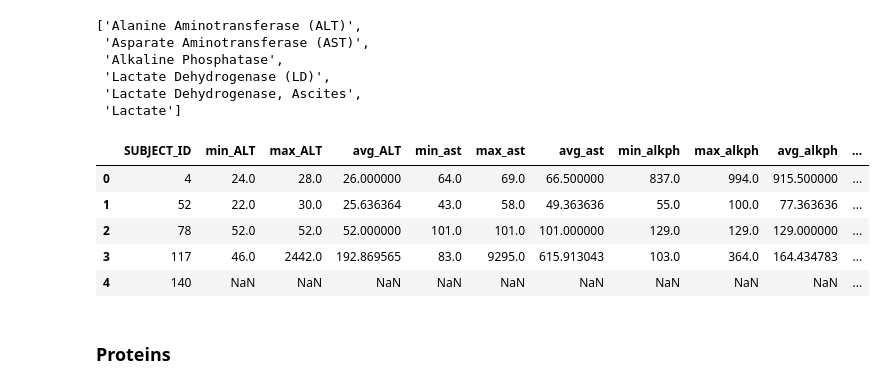
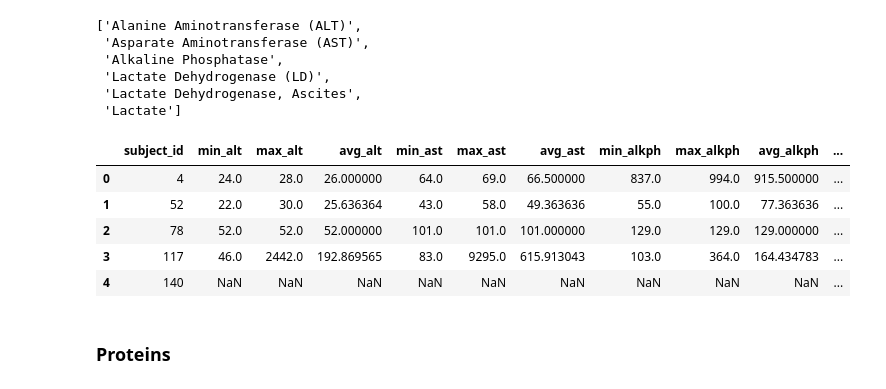
Before and after one commit to austnbell/PSN, a Jupyter notebook: dataPrep/extractLabEvents.ipynb, the cells around one changed output. Drawn from its saved outputs; the diff is of its cells as text; code cells hidden in the pictures.

```diff
--- a/dataPrep/extractLabEvents.ipynb
+++ b/dataPrep/extractLabEvents.ipynb
@@ -68,43 +68,43 @@ enzymes
  'Lactate']
 # %%
 # we extract the average, min, and max of these enzymes for each patient
-q = """select A.SUBJECT_ID,
-min(case when B.LABEL = 'Alanine Aminotransferase (ALT)' then A.Valuenum else null end) as min_ALT,
-max(case when B.LABEL = 'Alanine Aminotransferase (ALT)' then A.Valuenum else null end) as max_ALT,
-avg(case when B.LABEL = 'Alanine Aminotransferase (ALT)' then A.Valuenum else null end) as avg_ALT,
+q = """select A.subject_id,
+min(case when B.LABEL = 'Alanine Aminotransferase (ALT)' then A.Valuenum else null end) as min_alt,
+max(case when B.LABEL = 'Alanine Aminotransferase (ALT)' then A.Valuenum else null end) as max_alt,
+avg(case when B.LABEL = 'Alanine Aminotransferase (ALT)' then A.Valuenum else null end) as avg_alt,
 
 min(case when B.LABEL =  "Asparate Aminotransferase (AST)" then A.Valuenum else null end) as min_ast,
 max(case when B.LABEL =  "Asparate Aminotransferase (AST)" then A.Valuenum else null end) as max_ast,
 avg(case when B.LABEL =  "Asparate Aminotransferase (AST)" then A.Valuenum else null end) as avg_ast,
 
 min(case when B.LABEL =  'Alkaline Phosphatase' then A.Valuenum else null end) as min_alkph,
 max(case when B.LABEL =  'Alkaline Phosphatase' then A.Valuenum else null end) as max_alkph,
 avg(case when B.LABEL =  'Alkaline Phosphatase' then A.Valuenum else null end) as avg_alkph,
 
 min(case when B.LABEL =  'Lactate Dehydrogenase (LD)' then A.Valuenum else null end) as min_ld,
 max(case when B.LABEL =  'Lactate Dehydrogenase (LD)' then A.Valuenum else null end) as max_ld,
 avg(case when B.LABEL =  'Lactate Dehydrogenase (LD)' then A.Valuenum else null end) as avg_ld,
 
 min(case when B.LABEL =  'Lactate Dehydrogenase, Ascites' then A.Valuenum else null end) as min_ld_ascites,
 max(case when B.LABEL = 'Lactate Dehydrogenase, Ascites' then A.Valuenum else null end) as max_ld_ascites,
 avg(case when B.LABEL =  'Lactate Dehydrogenase, Ascites' then A.Valuenum else null end) as avg_ld_ascites,
 
 min(case when B.LABEL =  "Lactate" then A.Valuenum else null end) as min_lactate,
 max(case when B.LABEL =  "Lactate" then A.Valuenum else null end) as max_lactate,
 avg(case when B.LABEL =  "Lactate" then A.Valuenum else null end) as avg_lactate,
 
 from `patient-similarity.mimic.labevents` as A
 left join `patient-similarity.mimic.d_labitems` as B
 using(ITEMID)
 where subject_id in (select subject_id from `patient-similarity.mimic.liver_pts`)
 and HADM_ID is not null and valuenum is not null
 group by subject_id
 order by subject_id"""
 
 enzymes = pandas_gbq.read_gbq(q)
 enzymes.head()
 # %% [output]
-|  | SUBJECT_ID | min_ALT | max_ALT | avg_ALT | min_ast | max_ast | avg_ast | min_alkph | max_alkph | avg_alkph | ... |
+|  | subject_id | min_alt | max_alt | avg_alt | min_ast | max_ast | avg_ast | min_alkph | max_alkph | avg_alkph | ... |
 | 0 | 4 | 24.0 | 28.0 | 26.000000 | 64.0 | 69.0 | 66.500000 | 837.0 | 994.0 | 915.500000 | ... |
 | 1 | 52 | 22.0 | 30.0 | 25.636364 | 43.0 | 58.0 | 49.363636 | 55.0 | 100.0 | 77.363636 | ... |
 | 2 | 78 | 52.0 | 52.0 | 52.000000 | 101.0 | 101.0 | 101.000000 | 129.0 | 129.0 | 129.000000 | ... |
```
Also changed, not shown: parts of 14 cells of this notebook, 13 other files.
